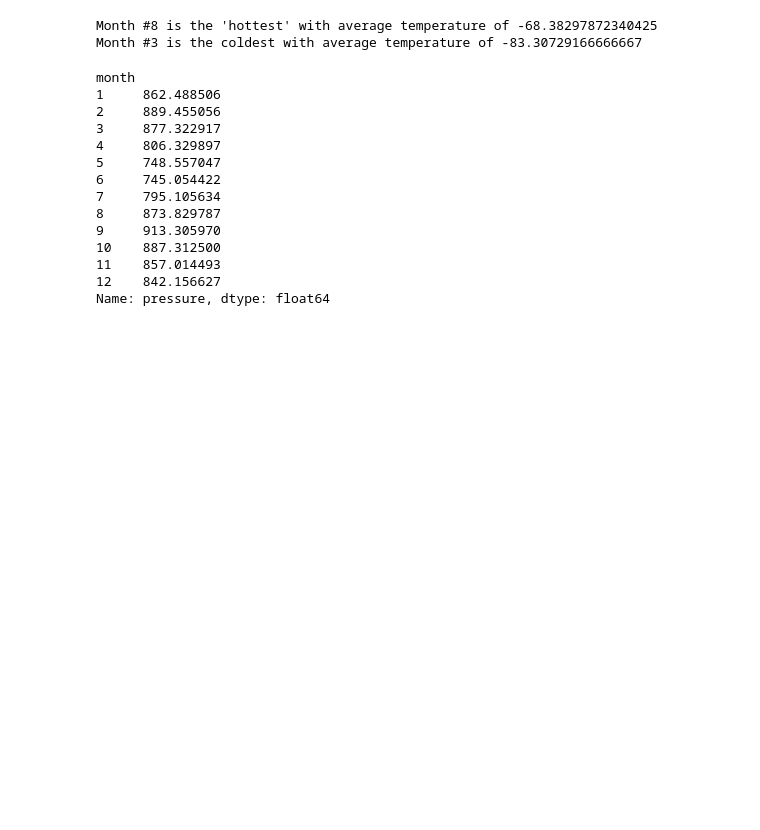
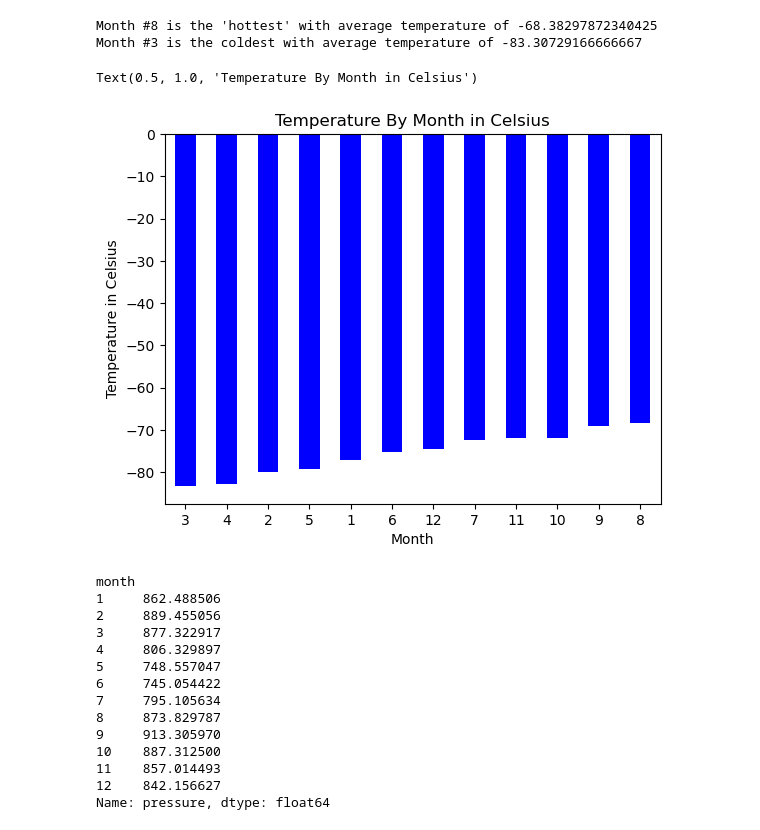
Before and after one commit to Vik1975/html-challenge, a Jupyter notebook: part_2_mars_weather.ipynb, the cells around one changed output. Saved outputs shown, nothing was run; the diff lists cells and outputs as text; code cells hidden in the pictures; blank space fills up the shorter version.

```diff
--- a/part_2_mars_weather.ipynb
+++ b/part_2_mars_weather.ipynb
@@ -193,6 +219,16 @@ print(f"Month #{coldest_month} is the coldest with average temperature of {colde
 # %% [output]
 Month #8 is the 'hottest' with average temperature of -68.38297872340425
 Month #3 is the coldest with average temperature of -83.30729166666667
+# %%
+# Plot the temperature by month in descening order
+temp_by_month_ordered = average_low_temp_month.sort_values(ascending=True)
+temp_by_month_ordered.plot.bar(color = 'blue',rot = 0)
+plt.ylabel("Temperature in Celsius")
+plt.xlabel("Month")
+plt.title('Temperature By Month in Celsius')
+# %% [output]
+Text(0.5, 1.0, 'Temperature By Month in Celsius')
+[figure, added]
 # %%
 # 4. Average pressure by Martian month
 avg_pressure_monthly = mars_df["pressure"].groupby(mars_df["month"]).mean()
```
Also changed, not shown: parts of 16 cells of this notebook.
